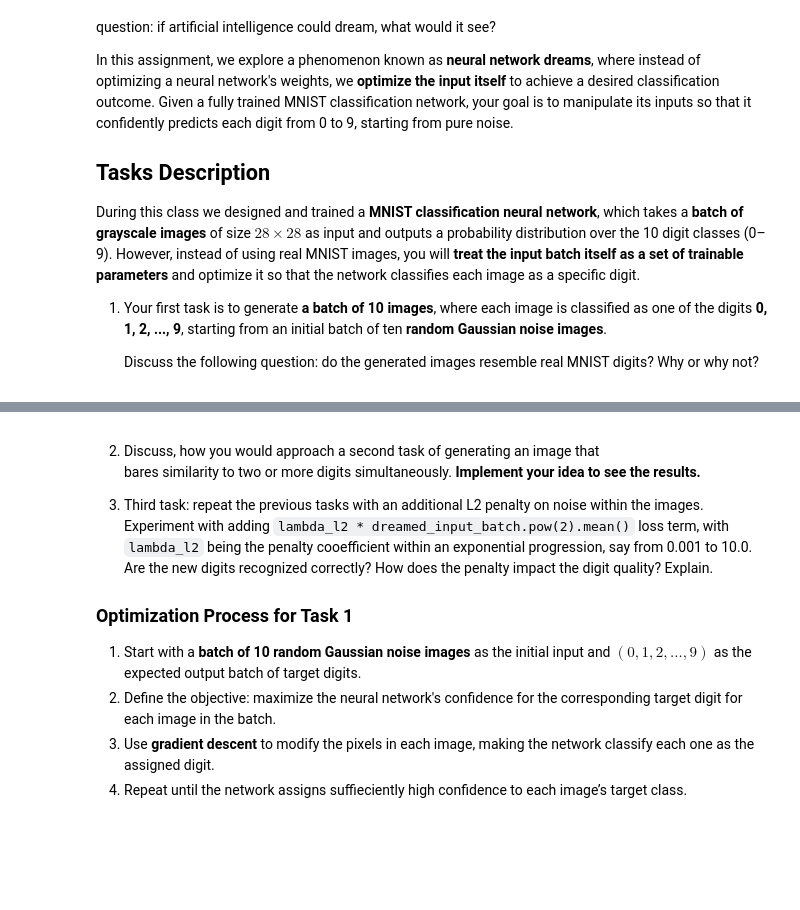
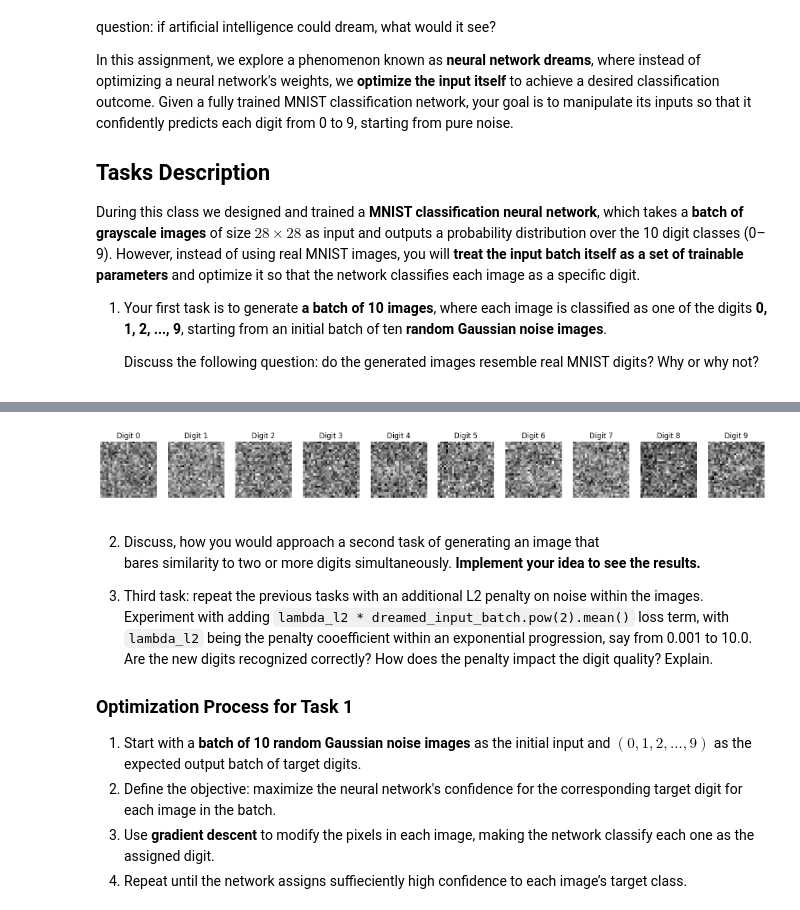
Before and after one commit to paulinaniemczak/Machine-Learning, a Jupyter notebook: Lab09_multi-layer-perceptron-MLP.ipynb, the cells around one changed output, grey strips where cells are left out. Cells and saved outputs as stored; diff of their text form; code cells hidden in the pictures; blank space fills up the shorter version.

```diff
--- a/Lab09_multi-layer-perceptron-MLP.ipynb
+++ b/Lab09_multi-layer-perceptron-MLP.ipynb
@@ -440,0 +441,15 @@ iteration: 275 loss: 1.9669448647618992e-06 mean confidence: 0.9999980926513672
+# %%
+""" images visualisation """
+images = dream_batch_input.detach().cpu() # moves tensor to cpu
+
+# plotting
+figure, axes = pyplot.subplots(1, 10, figsize=(20, 2))
+
+for i in range(10):
+  image = images[i][0]
+  axes[i].imshow(image, cmap="gray")
+  axes[i].set_title(f"Digit {i}")
+  axes[i].axis("off")
+pyplot.show()
+# %% [output]
+[figure, added]
```
Also changed, not shown: parts of 5 cells of this notebook.
